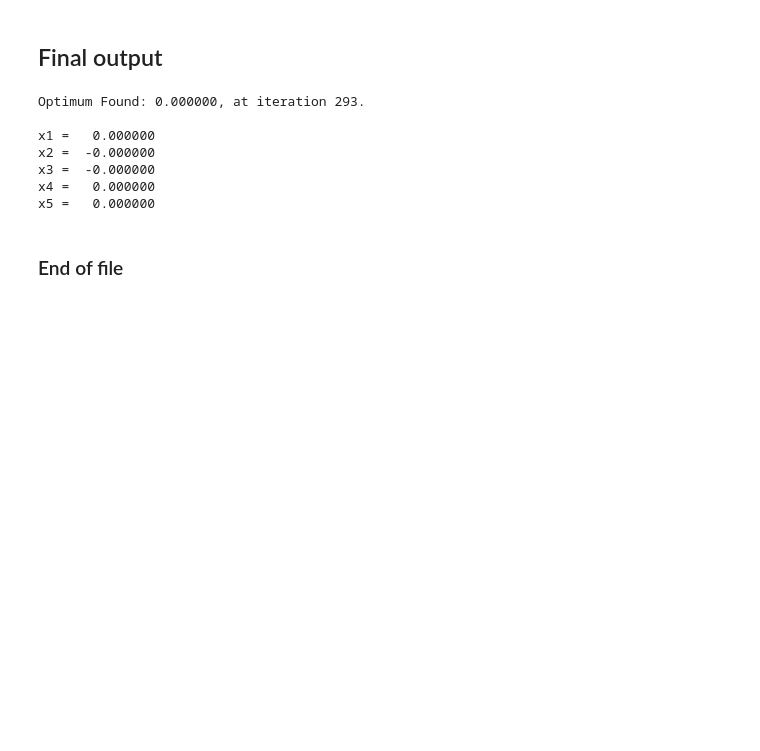
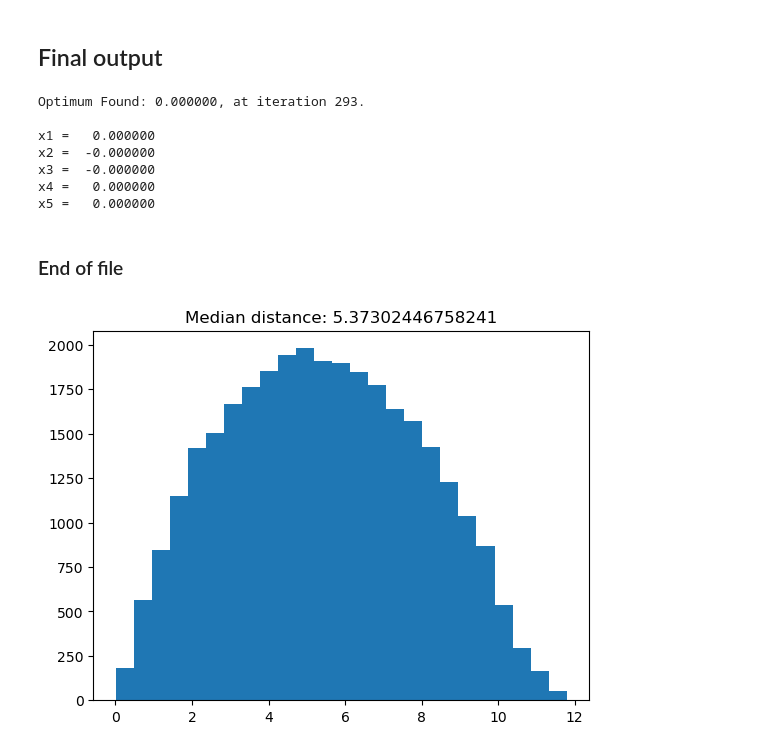
Before and after one commit to vrettasm/PyStarPSO, a Jupyter notebook: examples/sphere.ipynb, the cells around one changed output. Cells and saved outputs as stored; diff of their text form; code cells hidden in the pictures; blank space fills up the shorter version.

Commit message:
Rerun example.

```diff
--- a/examples/sphere.ipynb
+++ b/examples/sphere.ipynb
@@ -128,0 +144,36 @@ if PROFILE_IT:
+# %%
+def nb_median_euclidean_distance(x_pos: np.ndarray,
+                                 normal: bool = False) -> float:
+    # Collect all the distances.
+    total_dist = []
+
+    # Scan the positions array.
+    for i, p in enumerate(x_pos):
+        total_dist.extend(np.sqrt(np.sum((p - x_pos[i + 1:]) ** 2, axis=1)))
+    # _end_for_
+
+    # Convert to array.
+    x_dist = np.array(total_dist)
+
+    # Find the maximum distance.
+    d_max = x_dist.max()
+
+    # Normalize the distances with d_max.
+    if normal and d_max != 0.0:
+        x_dist /= d_max
+    # _end_if_
+
+    # Return the median value.
+    return x_dist
+# %%
+# Example usage:
+radius = 6
+num_samples = 250
+random_points = random_points_in_circle(radius, num_samples)
+# %%
+x_dist = nb_median_euclidean_distance(random_points)
+# %%
+plt.hist(x_dist, bins=25)
+plt.title(f"Median distance: {np.median(x_dist)}");
+# %% [output]
+[figure, added]
```
Also changed, not shown: parts of 3 cells of this notebook.
